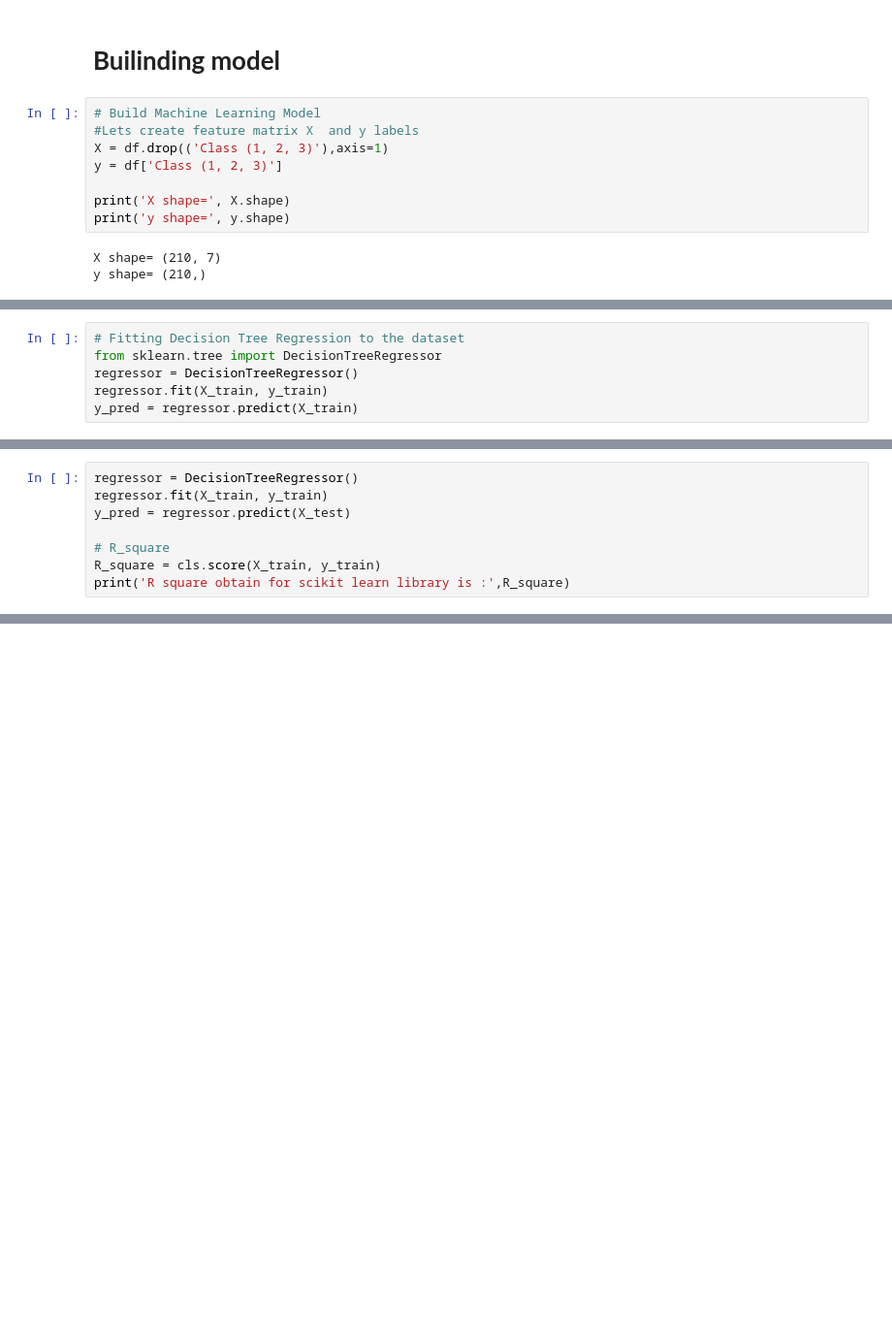
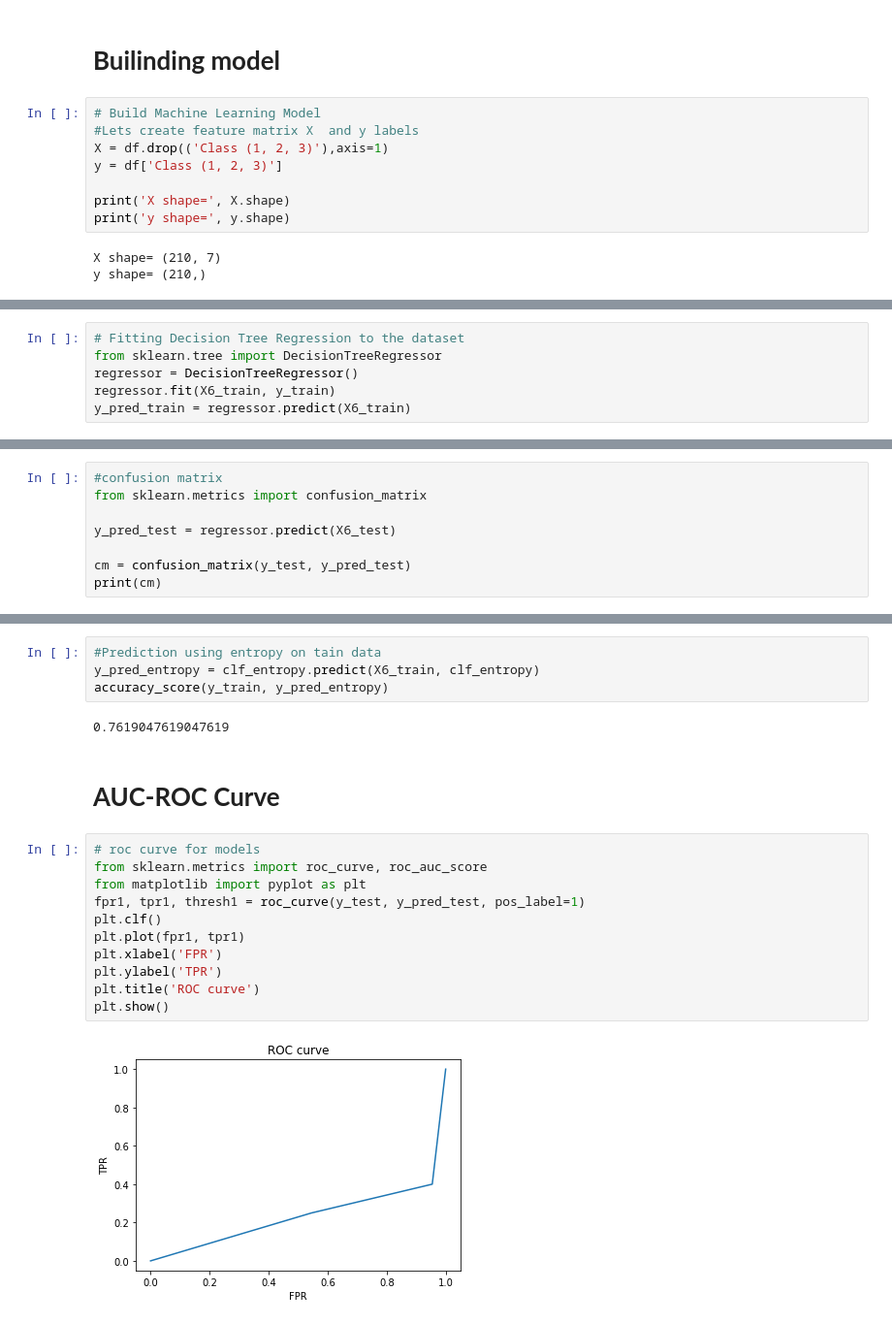
Before and after one commit to sandeepbansode/Machine_Learning_Data_Science, a Jupyter notebook: Decision_Trees_Implementation_(Classification_and_Regression).ipynb, the cells around one changed output, grey strips where cells are left out. Shown at 97% size. Drawn from its saved outputs; the diff is of its cells as text; blank space fills up the shorter version.

```diff
--- a/Decision_Trees_Implementation_(Classification_and_Regression).ipynb
+++ b/Decision_Trees_Implementation_(Classification_and_Regression).ipynb
@@ -341,6 +477,6 @@ tree.plot_tree(cls)
 # Fitting Decision Tree Regression to the dataset
 from sklearn.tree import DecisionTreeRegressor
 regressor = DecisionTreeRegressor()
-regressor.fit(X_train, y_train)
-y_pred = regressor.predict(X_train)
+regressor.fit(X6_train, y_train)
+y_pred_train = regressor.predict(X6_train)
 # %%
@@ -357,9 +487 @@ The Mean Square Error(MSE) or J(theta) is:  0.0
 R square obtain for scikit learn library is : 1.0
-# %%
-regressor = DecisionTreeRegressor()
-regressor.fit(X_train, y_train)
-y_pred = regressor.predict(X_test)
-
-# R_square
-R_square = cls.score(X_train, y_train)
-print('R square obtain for scikit learn library is :',R_square)
@@ -376,0 +497,8 @@ print(cm)
+# %%
+#confusion matrix
+from sklearn.metrics import confusion_matrix
+
+y_pred_test = regressor.predict(X6_test)
+
+cm = confusion_matrix(y_test, y_pred_test)
+print(cm)
@@ -376,0 +558,21 @@ print(cm)
+# %%
+#Prediction using entropy on tain data
+y_pred_entropy = clf_entropy.predict(X6_train, clf_entropy)
+accuracy_score(y_train, y_pred_entropy)
+# %% [output]
+0.7619047619047619
+# %% [markdown]
+# **AUC-ROC Curve**
+# %%
+# roc curve for models
+from sklearn.metrics import roc_curve, roc_auc_score
+from matplotlib import pyplot as plt
+fpr1, tpr1, thresh1 = roc_curve(y_test, y_pred_test, pos_label=1)
+plt.clf()
+plt.plot(fpr1, tpr1)
+plt.xlabel('FPR')
+plt.ylabel('TPR')
+plt.title('ROC curve')
+plt.show()
+# %% [output]
+[figure, added]
```
Also changed, not shown: parts of 45 cells of this notebook.
